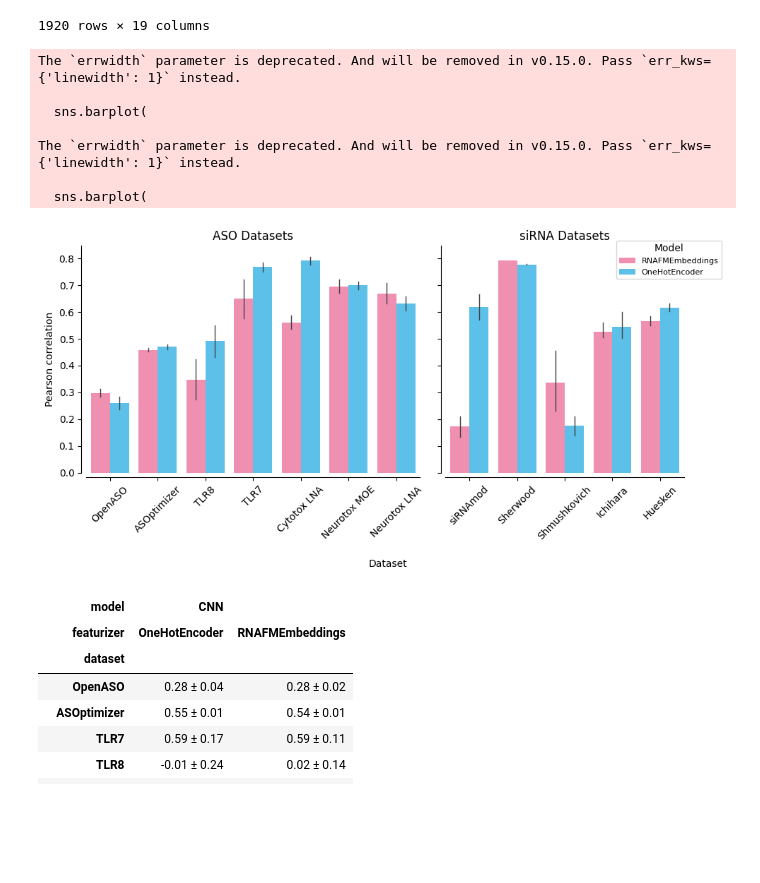
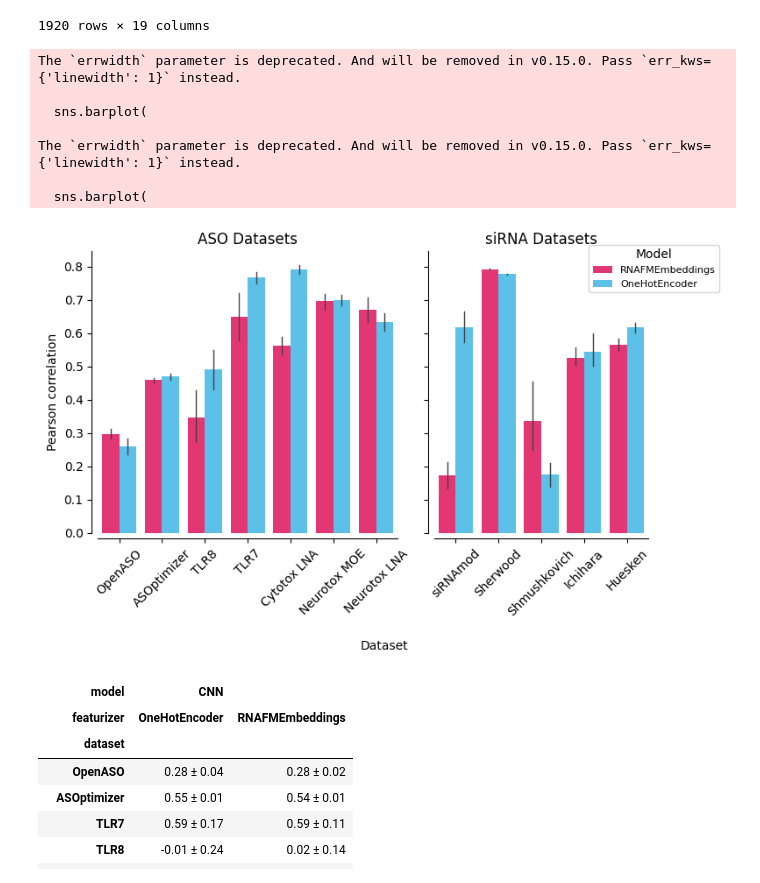
Before and after one commit to Roche/OligoGym, a Jupyter notebook: benchmarks/Analysis.ipynb, the cells around one changed output. Cells and saved outputs as stored; diff of their text form; code cells hidden in the pictures; blank space fills up the shorter version.

```diff
--- a/benchmarks/Analysis.ipynb
+++ b/benchmarks/Analysis.ipynb
@@ -1662,8 +1595,8 @@ data_rnafm_final
 # %%
 data_plot = data_rnafm_final.loc[data_rnafm_final['model'] == 'Linear']
 # Create a palette for featurizers instead of models
-featurizer_palette = {'RNAFMEmbeddings': '#ff80ac', 'OneHotEncoder': '#45caff'}
-fig, ax = plt.subplots(1, 2, figsize=(10, 5), width_ratios=[1.4, 1], sharey=True)
+featurizer_palette = {'RNAFMEmbeddings': '#ff1b6b', 'OneHotEncoder': '#45caff'}
+fig, ax = plt.subplots(1, 2, figsize=(8, 5), width_ratios=[1.4, 1], sharey=True)
 sns.barplot(
     x='dataset',
     y='test_pearson_correlation',
@@ -1683,34 +1616,34 @@ sns.despine(offset=5)
 ax[0].set_xticklabels(ax[0].get_xticklabels(), rotation=45)
 
 sns.barplot(
     x='dataset',
     y='test_pearson_correlation',
     hue='featurizer',
     data=data_plot[data_plot['dataset'].isin(SIRNA_DATA)],
     palette=featurizer_palette,
     hue_order=featurizer_palette.keys(),
     ax=ax[1],
     errwidth=1
 )
 ax[1].set_ylim(bottom=0)
 ax[1].set_xlabel("")
 ax[1].set_title("siRNA Datasets")
 ax[1].set_ylabel('Pearson correlation')
 handles, labels = ax[1].get_legend_handles_labels()
 ax[1].legend(handles, labels, title="Model", fontsize=8, ncols=1)
 sns.move_legend(ax[1], "upper left", bbox_to_anchor=(0.7, 1.04), title="Model", ncols=1, fontsize=8)
 ax[1].set_xticklabels(ax[1].get_xticklabels(), rotation=45)
 fig.supxlabel("Dataset", fontsize=10)
 fig.tight_layout()
 # %% [output]
 The `errwidth` parameter is deprecated. And will be removed in v0.15.0. Pass `err_kws={'linewidth': 1}` instead.
 
   sns.barplot(
 
 The `errwidth` parameter is deprecated. And will be removed in v0.15.0. Pass `err_kws={'linewidth': 1}` instead.
 
   sns.barplot(
-[figure, old version]
+[figure, new version]
 # %%
 data_plot = data_rnafm_final.loc[data_rnafm_final['cross_validation'] == 'random']
 data_plot = data_plot.loc[data_plot['model'] == "CNN"]
```
Also changed, not shown: parts of 31 cells of this notebook.
